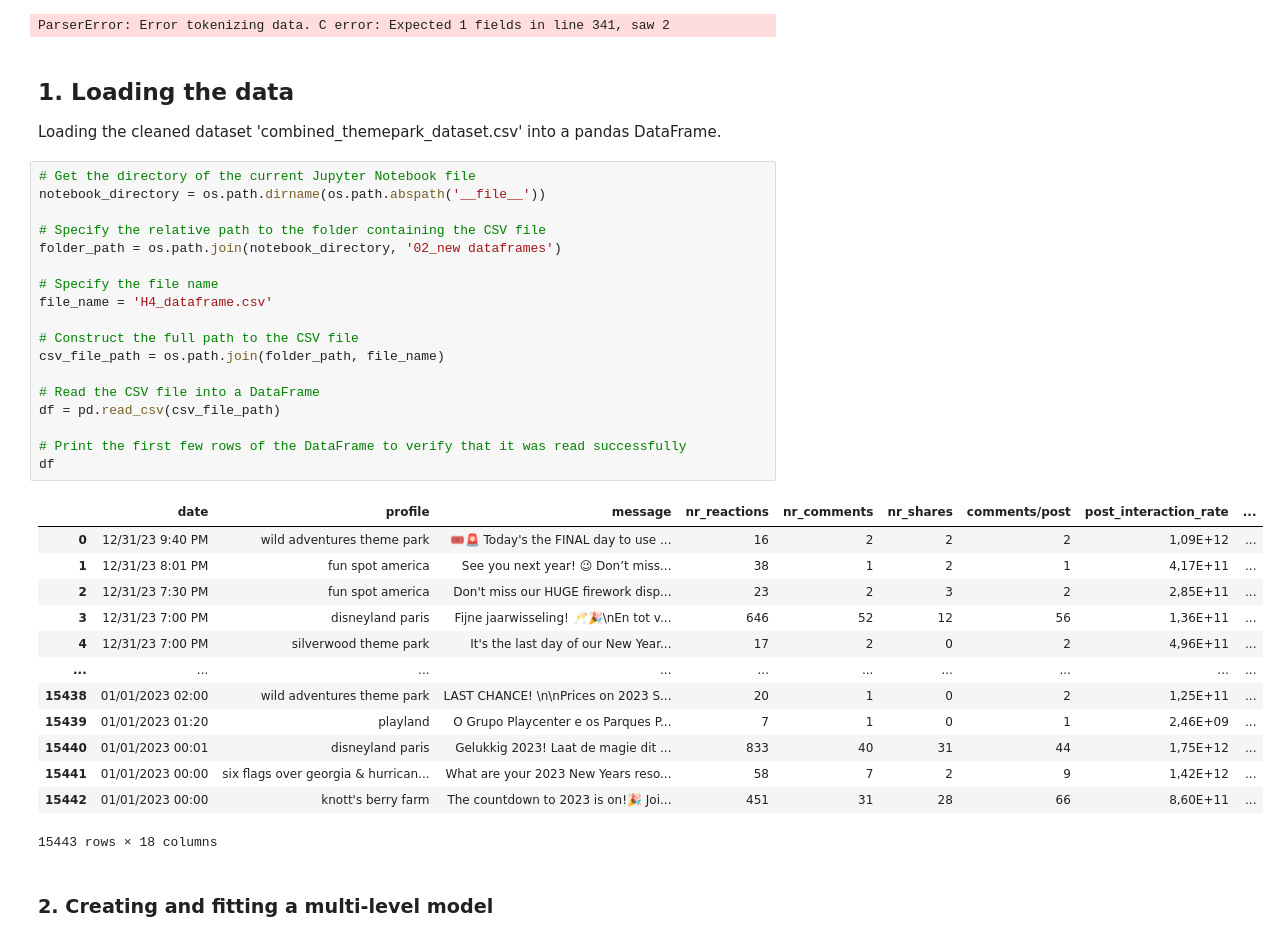
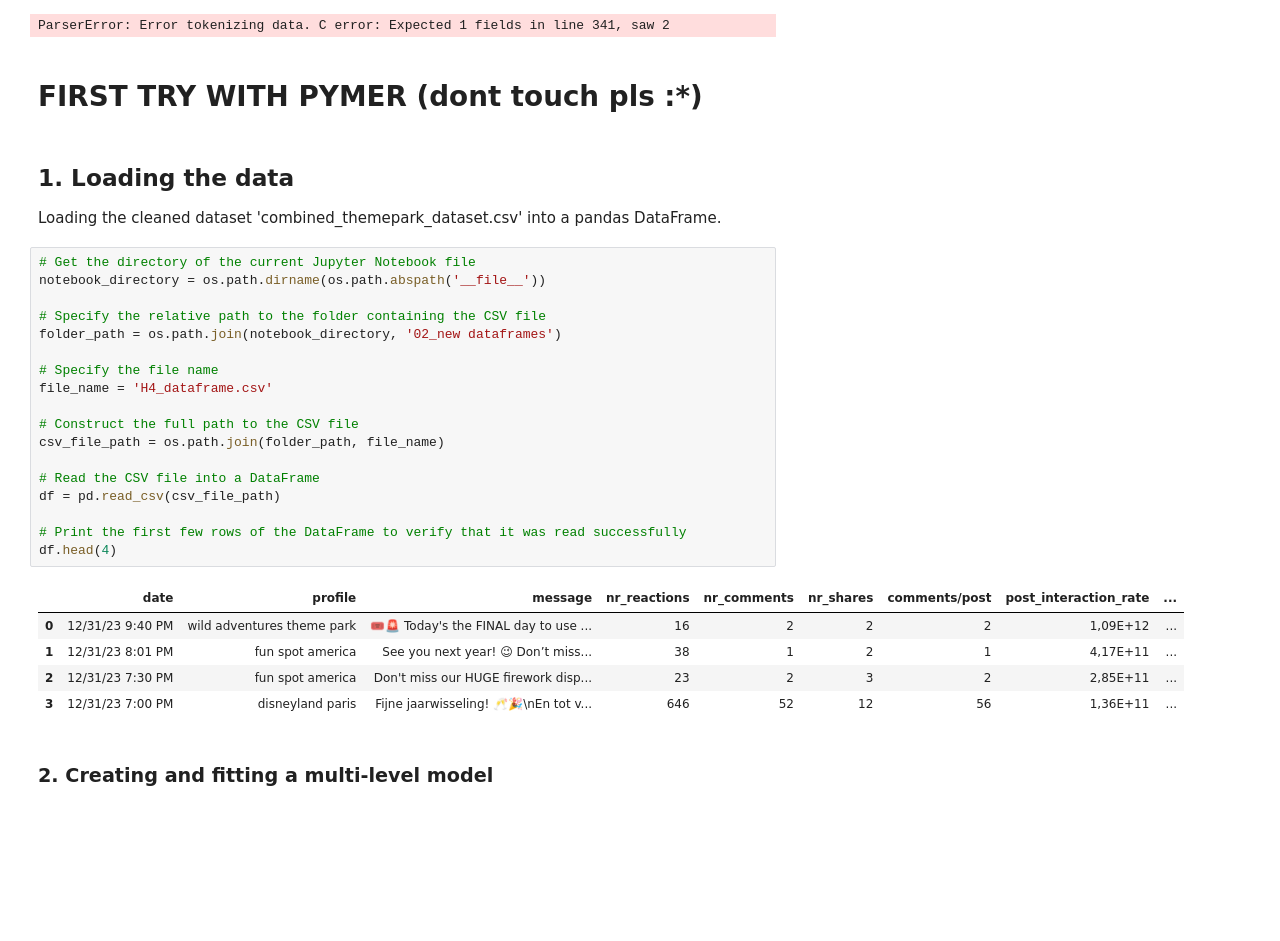
Before and after one commit to crlhbs/Group1_MarketingStrategy, a Jupyter notebook: Multi-level_Analysis.ipynb, the cells around one changed output. Saved outputs shown, nothing was run; the diff lists cells and outputs as text; blank space fills up the shorter version.

```diff
--- a/Multi-level_Analysis.ipynb
+++ b/Multi-level_Analysis.ipynb
@@ -215,6 +190,8 @@ merged_df = pd.concat(dfs, ignore_index=True)
 print(merged_df)
 # %% [output]
 ParserError: Error tokenizing data. C error: Expected 1 fields in line 341, saw 2
+# %% [markdown]
+# FIRST TRY WITH PYMER (dont touch pls :*)
 # %% [markdown]
 ## **1. Loading the data**
 
@@ -222,35 +199,27 @@ Loading the cleaned dataset 'combined_themepark_dataset.csv' into a pandas DataF
 # %%
 # Get the directory of the current Jupyter Notebook file
 notebook_directory = os.path.dirname(os.path.abspath('__file__'))
 
 # Specify the relative path to the folder containing the CSV file
 folder_path = os.path.join(notebook_directory, '02_new dataframes')
 
 # Specify the file name
 file_name = 'H4_dataframe.csv'
 
 # Construct the full path to the CSV file
 csv_file_path = os.path.join(folder_path, file_name)
 
 # Read the CSV file into a DataFrame
 df = pd.read_csv(csv_file_path)
 
 # Print the first few rows of the DataFrame to verify that it was read successfully
-df
+df.head(4)
 # %% [output]
 |  | date | profile | message | nr_reactions | nr_comments | nr_shares | comments/post | post_interaction_rate | ... |
 | 0 | 12/31/23 9:40 PM | wild adventures theme park | 🎟️🚨 Today's the FINAL day to use ... | 16 | 2 | 2 | 2 | 1,09E+12 | ... |
 | 1 | 12/31/23 8:01 PM | fun spot america | See you next year! 😉 Don’t miss... | 38 | 1 | 2 | 1 | 4,17E+11 | ... |
 | 2 | 12/31/23 7:30 PM | fun spot america | Don't miss our HUGE firework disp... | 23 | 2 | 3 | 2 | 2,85E+11 | ... |
 | 3 | 12/31/23 7:00 PM | disneyland paris | Fijne jaarwisseling! 🥂🎉\nEn tot v... | 646 | 52 | 12 | 56 | 1,36E+11 | ... |
-| 4 | 12/31/23 7:00 PM | silverwood theme park | It's the last day of our New Year... | 17 | 2 | 0 | 2 | 4,96E+11 | ... |
-| ... | ... | ... | ... | ... | ... | ... | ... | ... | ... |
-| 15438 | 01/01/2023 02:00 | wild adventures theme park | LAST CHANCE! \n\nPrices on 2023 S... | 20 | 1 | 0 | 2 | 1,25E+11 | ... |
-| 15439 | 01/01/2023 01:20 | playland | O Grupo Playcenter e os Parques P... | 7 | 1 | 0 | 1 | 2,46E+09 | ... |
-| 15440 | 01/01/2023 00:01 | disneyland paris | Gelukkig 2023! Laat de magie dit ... | 833 | 40 | 31 | 44 | 1,75E+12 | ... |
-| 15441 | 01/01/2023 00:00 | six flags over georgia & hurrican... | What are your 2023 New Years reso... | 58 | 7 | 2 | 9 | 1,42E+12 | ... |
-| 15442 | 01/01/2023 00:00 | knott's berry farm | The countdown to 2023 is on!🎉 Joi... | 451 | 31 | 28 | 66 | 8,60E+11 | ... |
-15443 rows × 18 columns
 # %% [markdown]
 ### **2. Creating and fitting a multi-level model**
 # %%
```
Also changed, not shown: parts of 8 cells of this notebook.
